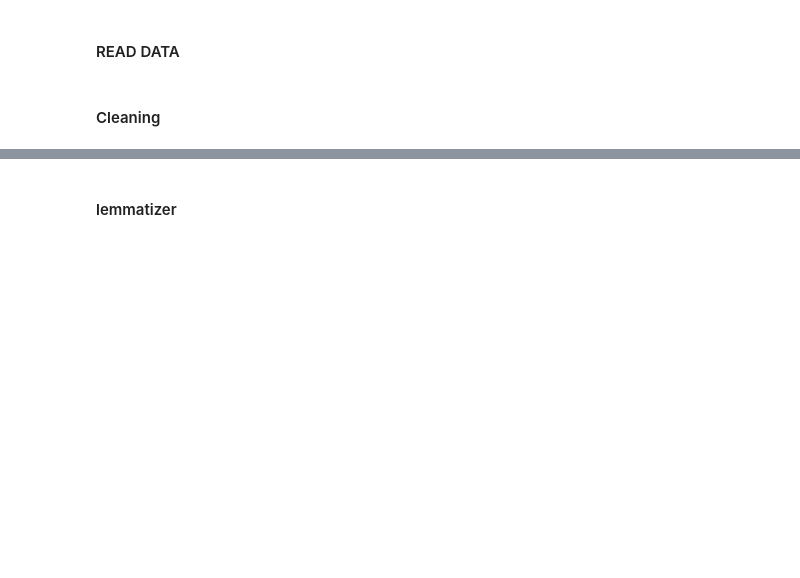
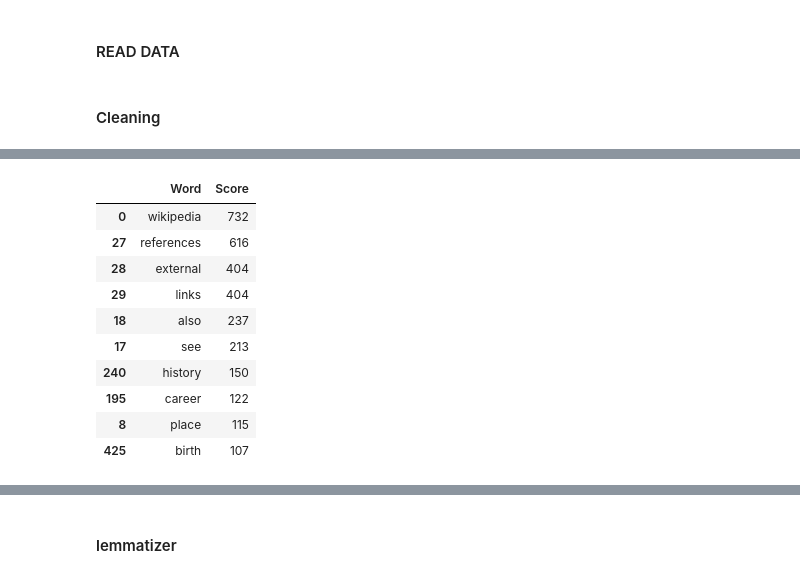
Before and after one commit to Purvang2803/Implementation-of-NLP, a Jupyter notebook: NLP_Implementation (3).ipynb, the cells around one changed output, grey strips where cells are left out. Cells and saved outputs as stored; diff of their text form; code cells hidden in the pictures; blank space fills up the shorter version.

```diff
--- a/NLP_Implementation (3).ipynb
+++ b/NLP_Implementation (3).ipynb
@@ -65,8 +72,6 @@ import re
 clean_text = re.sub(r"<.*?>", " ", raw_text)
 clean_text = re.sub(r"https?://\S+", " ", clean_text)
 clean_text = re.sub(r"[^a-zA-Z\s]", " ", clean_text)
-# %%
-text = " ".join(text_data)
 # %%
 
 
@@ -75,0 +81,26 @@ Raw Text (First 500 chars):      Wikipedia  Diego Maradona stadium       Diego M
+# %%
+words = text.lower().split()  # Simple whitespace-based tokenization
+stop_words = set(stopwords.words('english'))  # Load stopwords
+filtered_words = [word for word in words if word.isalnum() and word not in stop_words]
+# %%
+original_texts = []
+stopword_removed_texts = []
+
+with open(file_path, "r", encoding="utf-8") as file:
+    for _ in range(10000):
+        line = file.readline().strip()
+
+        clean_line = re.sub(r"<.*?>", " ", line)
+        clean_line = re.sub(r"https?://\S+", " ", clean_line)
+        clean_line = re.sub(r"[^a-zA-Z\s]", " ", clean_line)
+
+        words = clean_line.lower().split()
+
+        if not words:
+            continue
+
+        # Stopword Removal
+        filtered_words = [word for word in words if word not in stop_words]
+
+        original_texts.append(clean_line)
+        stopword_removed_texts.append(" ".join(filtered_words))
@@ -75,0 +118,17 @@ Raw Text (First 500 chars):      Wikipedia  Diego Maradona stadium       Diego M
+# %%
+all_cleaned_text = " ".join(stopword_removed_texts)
+word_counts = Counter(all_cleaned_text.split())
+df_word_freq = pd.DataFrame(word_counts.items(), columns=["Word", "Score"]).sort_values(by="Score", ascending=False)
+df_word_freq.head(10)
+# %% [output]
+|  | Word | Score |
+| 0 | wikipedia | 732 |
+| 27 | references | 616 |
+| 28 | external | 404 |
+| 29 | links | 404 |
+| 18 | also | 237 |
+| 17 | see | 213 |
+| 240 | history | 150 |
+| 195 | career | 122 |
+| 8 | place | 115 |
+| 425 | birth | 107 |
```
Also changed, not shown: parts of 46 cells of this notebook.
